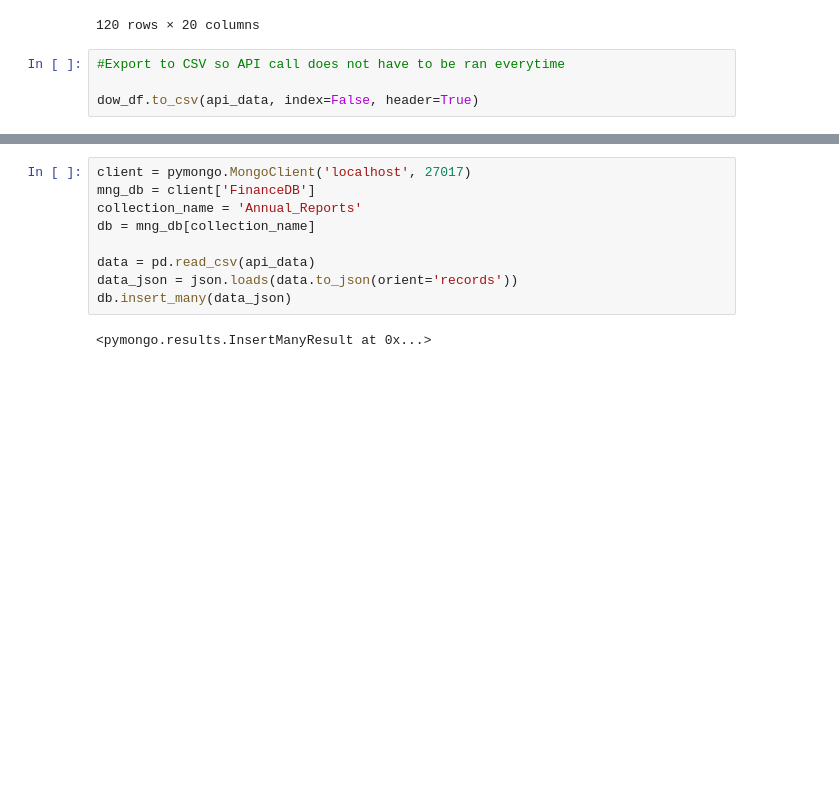
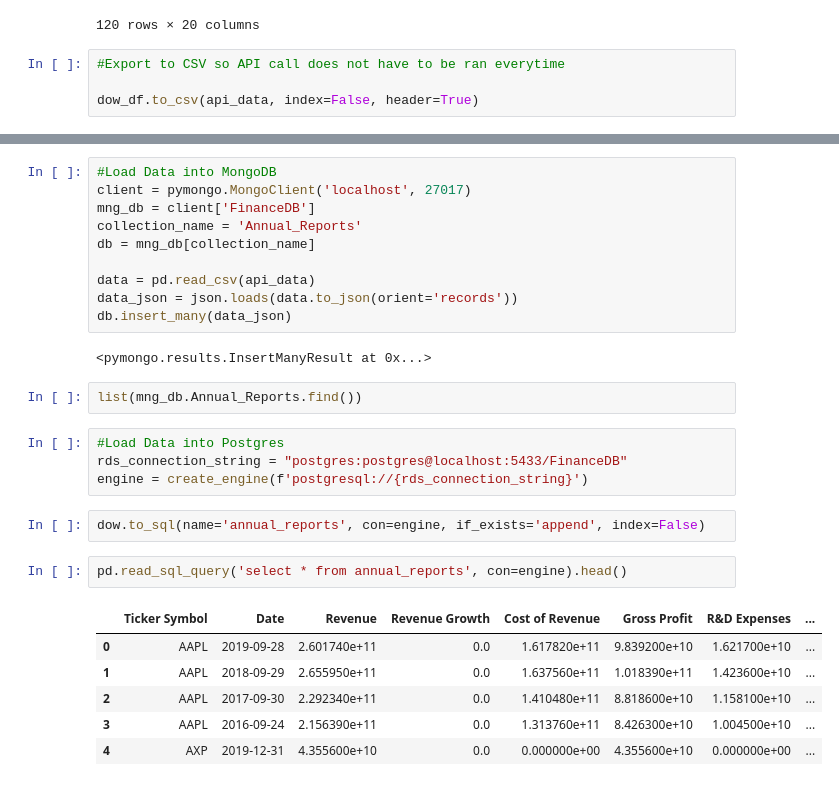
Before and after one commit to kennknisley/etl-project, a Jupyter notebook: api.ipynb, the cells around one changed output, grey strips where cells are left out. Saved outputs shown, nothing was run; the diff lists cells and outputs as text; blank space fills up the shorter version.

```diff
--- a/api.ipynb
+++ b/api.ipynb
@@ -161,4 +173,5 @@ dow.head()
 # %%
+#Load Data into MongoDB
 client = pymongo.MongoClient('localhost', 27017)
 mng_db = client['FinanceDB']
 collection_name = 'Annual_Reports'
@@ -169,3 +182,20 @@ data_json = json.loads(data.to_json(orient='records'))
 db.insert_many(data_json)
 # %% [output]
 <pymongo.results.InsertManyResult at 0x...>
+# %%
+list(mng_db.Annual_Reports.find())
+# %%
+#Load Data into Postgres
+rds_connection_string = "postgres:postgres@localhost:5433/FinanceDB"
+engine = create_engine(f'postgresql://{rds_connection_string}')
+# %%
+dow.to_sql(name='annual_reports', con=engine, if_exists='append', index=False)
+# %%
+pd.read_sql_query('select * from annual_reports', con=engine).head()
+# %% [output]
+|  | Ticker Symbol | Date | Revenue | Revenue Growth | Cost of Revenue | Gross Profit | R&D Expenses | ... |
+| 0 | AAPL | 2019-09-28 | 2.601740e+11 | 0.0 | 1.617820e+11 | 9.839200e+10 | 1.621700e+10 | ... |
+| 1 | AAPL | 2018-09-29 | 2.655950e+11 | 0.0 | 1.637560e+11 | 1.018390e+11 | 1.423600e+10 | ... |
+| 2 | AAPL | 2017-09-30 | 2.292340e+11 | 0.0 | 1.410480e+11 | 8.818600e+10 | 1.158100e+10 | ... |
+| 3 | AAPL | 2016-09-24 | 2.156390e+11 | 0.0 | 1.313760e+11 | 8.426300e+10 | 1.004500e+10 | ... |
+| 4 | AXP | 2019-12-31 | 4.355600e+10 | 0.0 | 0.000000e+00 | 4.355600e+10 | 0.000000e+00 | ... |
```
Also changed, not shown: parts of 3 cells of this notebook, 3 other files.
